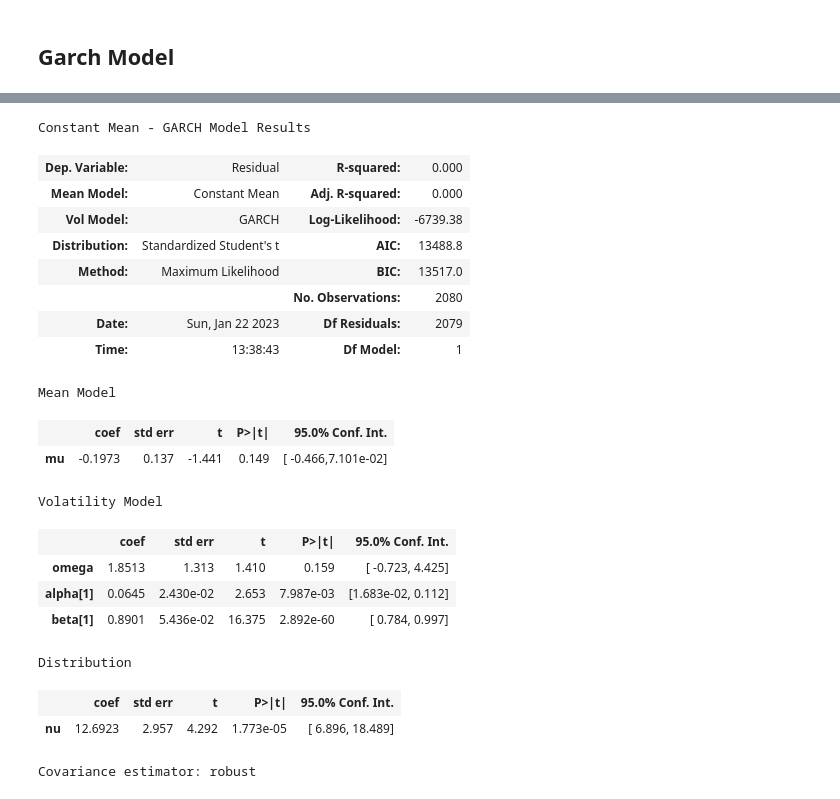
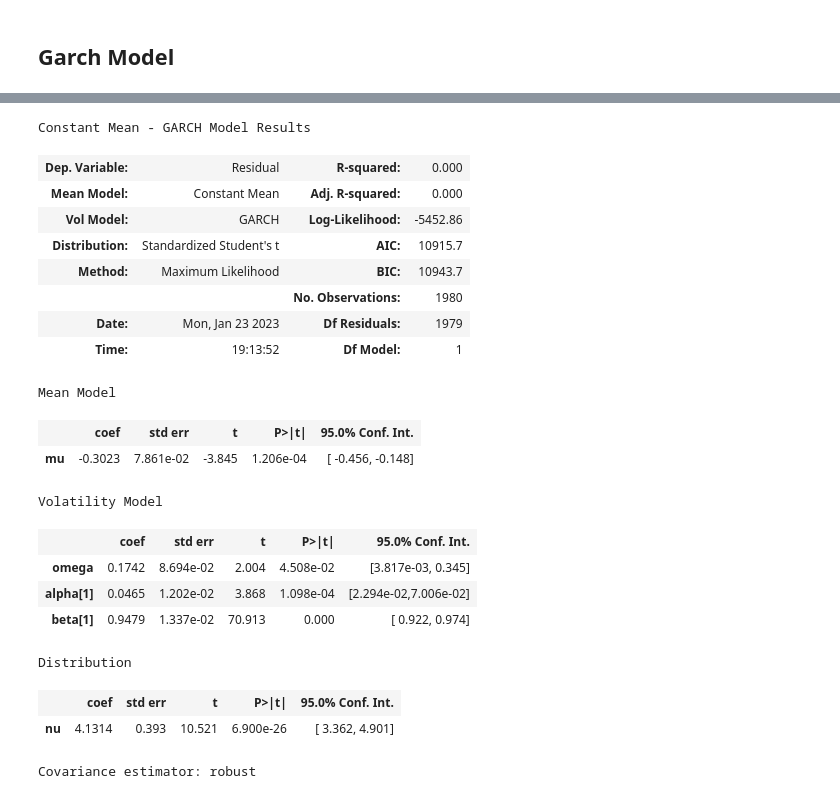
Before and after one commit to KlimisStilp/Price_Timeseries_UK_VScode, a Jupyter notebook: Price Timeseries UK/Totalload_SolarWind_Price_Timeseries.ipynb, the cells around one changed output, grey strips where cells are left out. Cells and saved outputs as stored; diff of their text form; code cells hidden in the pictures.

```diff
--- a/Price Timeseries UK/Totalload_SolarWind_Price_Timeseries.ipynb
+++ b/Price Timeseries UK/Totalload_SolarWind_Price_Timeseries.ipynb
@@ -49,6 +49,6 @@ path_windsolar = r'C:\Users\2836589S\OneDrive - University of Glasgow\Data\DayAh
 df_price = pd.read_csv(r'C:\Users\2836589S\OneDrive - University of Glasgow\Data\Data Frames\price_timeseries_outliers.csv',
 parse_dates=['DateTime'])
 # %%
-df_price = df_price[['DateTime', 'Year', 'Month','Week', 'Day', 'Hour', 'Price', 'Outlier']]
+df_price = df_price[['DateTime', 'Year', 'Month','Week', 'Day', 'Hour', 'Price']]
 df_price
 # %% [output]
@@ -299,0 +240,3 @@ lags = list(range(1,90))
+# %%
+# Creating list of lags till
+lags = list(range(1,180))
@@ -300,5 +247,20 @@ lags = list(range(1,90))
 # %%
 def lag_col(df, variable, lags):
+    '''
+        Takes in a pandas dataframe, a specific variable of the dataset and number of lags as a list
+        and returns the df updated with the lags of the variable
+
+        Parameters:
+            df: pandas dataframe
+            variable: string
+            lags: list
+
+        Returns:
+            Adds column for every lag inside the list for our designated variable
+
+        '''
+
+
     for lag in lags:
         df[str(variable) + '_' + str(lag)] = df[variable].shift(lag)
     return df
@@ -451,7 +442,12 @@ plt.plot(lasso[15]['Residual'])
 # %%
 from arch import arch_model
 
-arch_lasso_exp = arch_model(lasso[8]['Residual'], vol='GARCH', p=1,q=1, dist='t', mean='Constant')
+# Using arch_lasso_exp as an example, variable b takes an int number pointing the hour
+# we want to produce the arch model
+
+b = 13
+
+arch_lasso_exp = arch_model(lasso[b]['Residual'], vol='GARCH', p=1,q=1, dist='t', mean='Constant')
 arch_lasso_exp = arch_lasso_exp.fit()
 arch_lasso_exp.summary()
 # %% [output]
@@ -475,22 +472,22 @@ Iteration:     12,   Func. Count:     84,   Neg. LLF: 6739.380589632732
 Constant Mean - GARCH Model Results
 | Dep. Variable: | Residual | R-squared: | 0.000 |
 | Mean Model: | Constant Mean | Adj. R-squared: | 0.000 |
-| Vol Model: | GARCH | Log-Likelihood: | -6739.38 |
-| Distribution: | Standardized Student's t | AIC: | 13488.8 |
-| Method: | Maximum Likelihood | BIC: | 13517.0 |
-|  |  | No. Observations: | 2080 |
-| Date: | Sun, Jan 22 2023 | Df Residuals: | 2079 |
-| Time: | 13:38:43 | Df Model: | 1 |
+| Vol Model: | GARCH | Log-Likelihood: | -5452.86 |
+| Distribution: | Standardized Student's t | AIC: | 10915.7 |
+| Method: | Maximum Likelihood | BIC: | 10943.7 |
+|  |  | No. Observations: | 1980 |
+| Date: | Mon, Jan 23 2023 | Df Residuals: | 1979 |
+| Time: | 19:13:52 | Df Model: | 1 |
 Mean Model
 |  | coef | std err | t | P>|t| | 95.0% Conf. Int. |
-| mu | -0.1973 | 0.137 | -1.441 | 0.149 | [ -0.466,7.101e-02] |
+| mu | -0.3023 | 7.861e-02 | -3.845 | 1.206e-04 | [ -0.456, -0.148] |
 Volatility Model
 |  | coef | std err | t | P>|t| | 95.0% Conf. Int. |
-| omega | 1.8513 | 1.313 | 1.410 | 0.159 | [ -0.723, 4.425] |
-| alpha[1] | 0.0645 | 2.430e-02 | 2.653 | 7.987e-03 | [1.683e-02, 0.112] |
-| beta[1] | 0.8901 | 5.436e-02 | 16.375 | 2.892e-60 | [ 0.784, 0.997] |
+| omega | 0.1742 | 8.694e-02 | 2.004 | 4.508e-02 | [3.817e-03, 0.345] |
+| alpha[1] | 0.0465 | 1.202e-02 | 3.868 | 1.098e-04 | [2.294e-02,7.006e-02] |
+| beta[1] | 0.9479 | 1.337e-02 | 70.913 | 0.000 | [ 0.922, 0.974] |
 Distribution
 |  | coef | std err | t | P>|t| | 95.0% Conf. Int. |
-| nu | 12.6923 | 2.957 | 4.292 | 1.773e-05 | [ 6.896, 18.489] |
+| nu | 4.1314 | 0.393 | 10.521 | 6.900e-26 | [ 3.362, 4.901] |
 Covariance estimator: robust
 # %%
```
Also changed, not shown: parts of 48 cells of this notebook.
